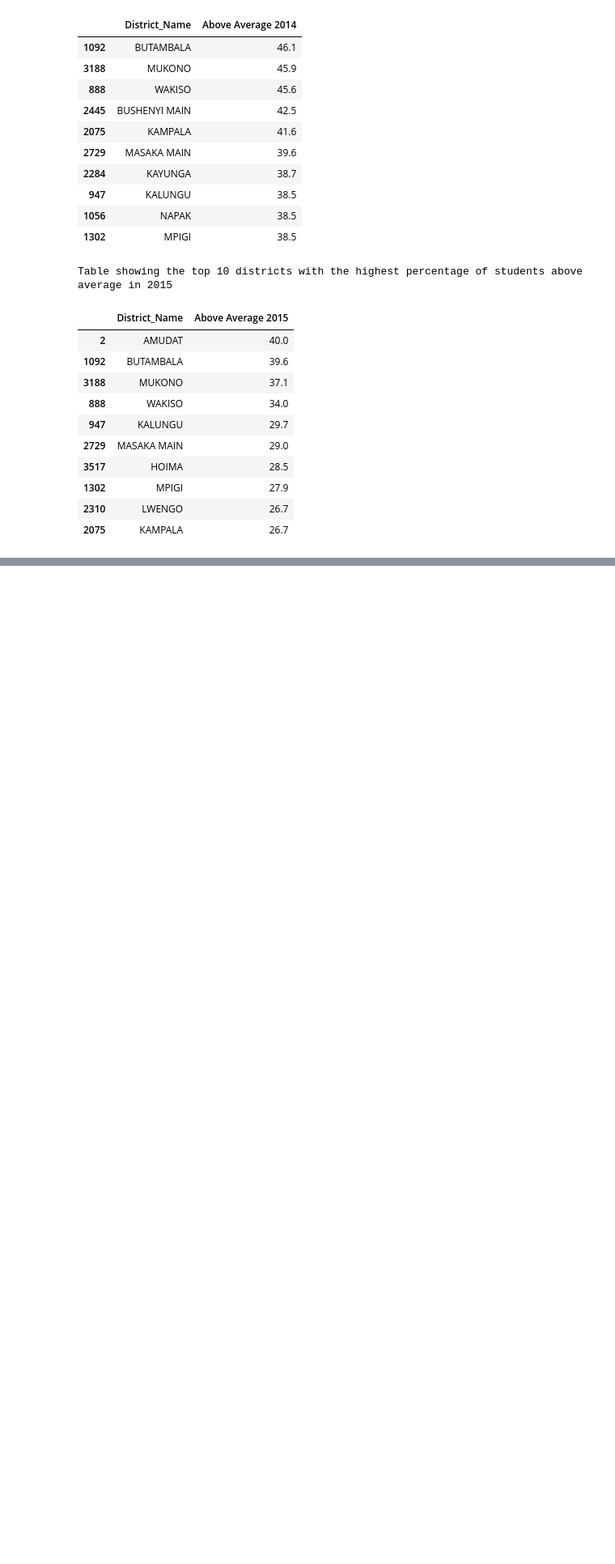
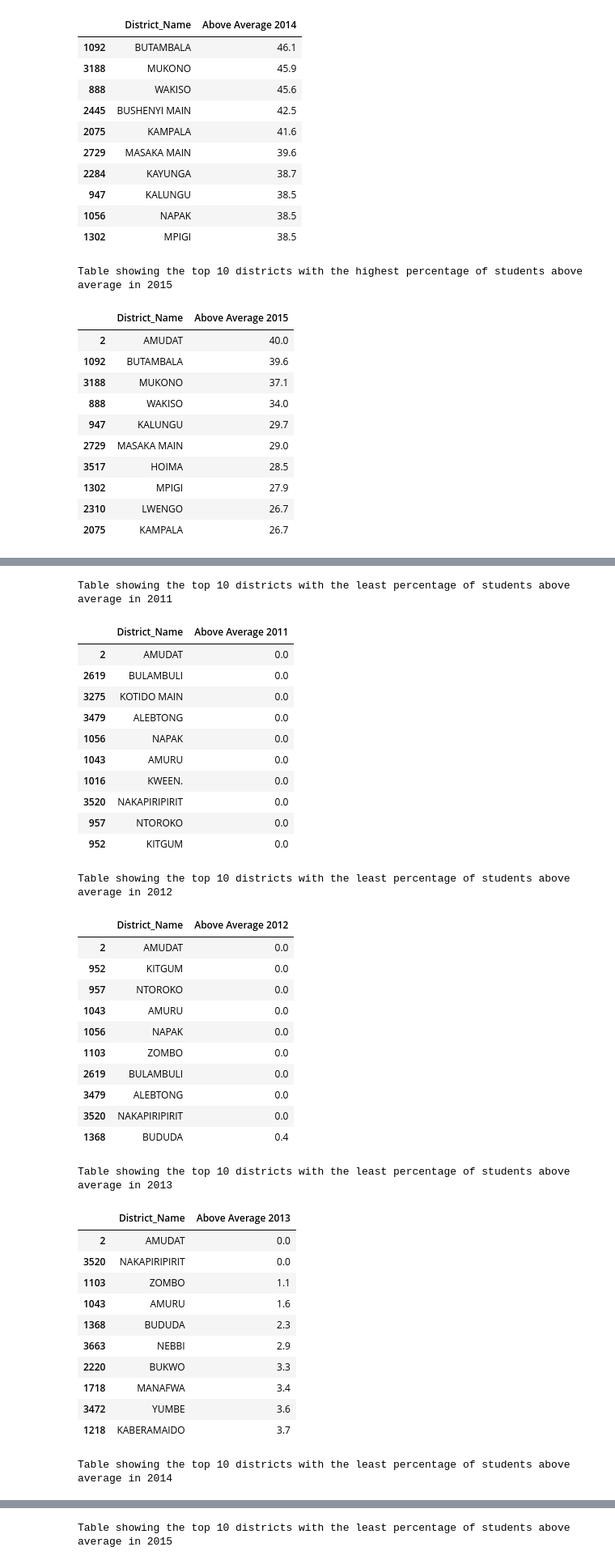
Before and after one commit to MickFrog/uace-analysis, a Jupyter notebook: uace_analysis.ipynb, the cells around one changed output, grey strips where cells are left out. Shown at 81% size. Saved outputs shown, nothing was run; the diff lists cells and outputs as text; code cells hidden in the pictures; blank space fills up the shorter version.

```diff
--- a/uace_analysis.ipynb
+++ b/uace_analysis.ipynb
@@ -729,3 +729,68 @@ for i in range(len(ind)):
 uganda_map
 # %% [output]
 [interactive output not drawn]
+# %%
+######################## ARIYO ###########################
+
+# We now work on the districts with the least students above average points
+# Sort the DataFrame based on the combined columns
+# Since we already sorted the districts in theor best order, we shall just inverse their order
+
+sortedDistricts_2011 = sortedDistricts_2011.iloc[::-1]
+sortedDistricts_2012 = sortedDistricts_2012.iloc[::-1]
+sortedDistricts_2013 = sortedDistricts_2013.iloc[::-1]
+sortedDistricts_2014 = sortedDistricts_2014.iloc[::-1]
+sortedDistricts_2015 = sortedDistricts_2015.iloc[::-1]
+
+print("Table showing the top 10 districts with the least percentage of students above average in 2011")
+display(sortedDistricts_2011[['District_Name', 'Above Average 2011']].head(10))
+
+print("Table showing the top 10 districts with the least percentage of students above average in 2012")
+display(sortedDistricts_2012[['District_Name', 'Above Average 2012']].head(10))
+
+print("Table showing the top 10 districts with the least percentage of students above average in 2013")
+display(sortedDistricts_2013[['District_Name', 'Above Average 2013']].head(10))
+
+print("Table showing the top 10 districts with the least percentage of students above average in 2014")
+display(sortedDistricts_2014[['District_Name', 'Above Average 2014']].head(10))
+
+print("Table showing the top 10 districts with the least percentage of students above average in 2015")
+display(sortedDistricts_2015[['District_Name', 'Above Average 2015']].head(10))
+# %% [output]
+Table showing the top 10 districts with the least percentage of students above average in 2011
+|  | District_Name | Above Average 2011 |
+| 2 | AMUDAT | 0.0 |
+| 2619 | BULAMBULI | 0.0 |
+| 3275 | KOTIDO MAIN | 0.0 |
+| 3479 | ALEBTONG | 0.0 |
+| 1056 | NAPAK | 0.0 |
+| 1043 | AMURU | 0.0 |
+| 1016 | KWEEN. | 0.0 |
+| 3520 | NAKAPIRIPIRIT | 0.0 |
+| 957 | NTOROKO | 0.0 |
+| 952 | KITGUM | 0.0 |
+Table showing the top 10 districts with the least percentage of students above average in 2012
+|  | District_Name | Above Average 2012 |
+| 2 | AMUDAT | 0.0 |
+| 952 | KITGUM | 0.0 |
+| 957 | NTOROKO | 0.0 |
+| 1043 | AMURU | 0.0 |
+| 1056 | NAPAK | 0.0 |
+| 1103 | ZOMBO | 0.0 |
+| 2619 | BULAMBULI | 0.0 |
+| 3479 | ALEBTONG | 0.0 |
+| 3520 | NAKAPIRIPIRIT | 0.0 |
+| 1368 | BUDUDA | 0.4 |
+Table showing the top 10 districts with the least percentage of students above average in 2013
+|  | District_Name | Above Average 2013 |
+| 2 | AMUDAT | 0.0 |
+| 3520 | NAKAPIRIPIRIT | 0.0 |
+| 1103 | ZOMBO | 1.1 |
+| 1043 | AMURU | 1.6 |
+| 1368 | BUDUDA | 2.3 |
+| 3663 | NEBBI | 2.9 |
+| 2220 | BUKWO | 3.3 |
+| 1718 | MANAFWA | 3.4 |
+| 3472 | YUMBE | 3.6 |
+| 1218 | KABERAMAIDO | 3.7 |
+Table showing the top 10 districts with the least percentage of students above average in 2014
@@ -731,0 +808 @@ uganda_map
+Table showing the top 10 districts with the least percentage of students above average in 2015
```
Also changed, not shown: parts of 4 cells of this notebook.
